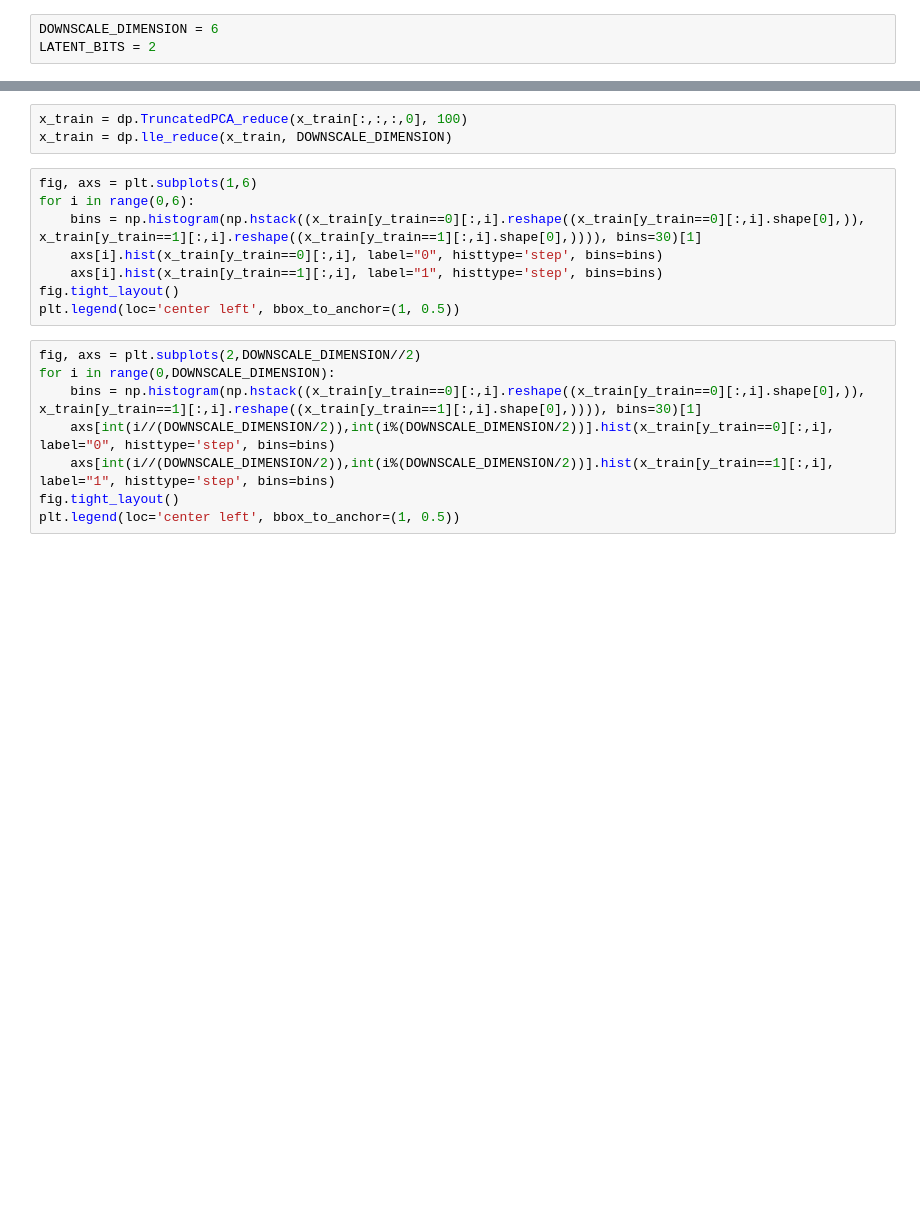
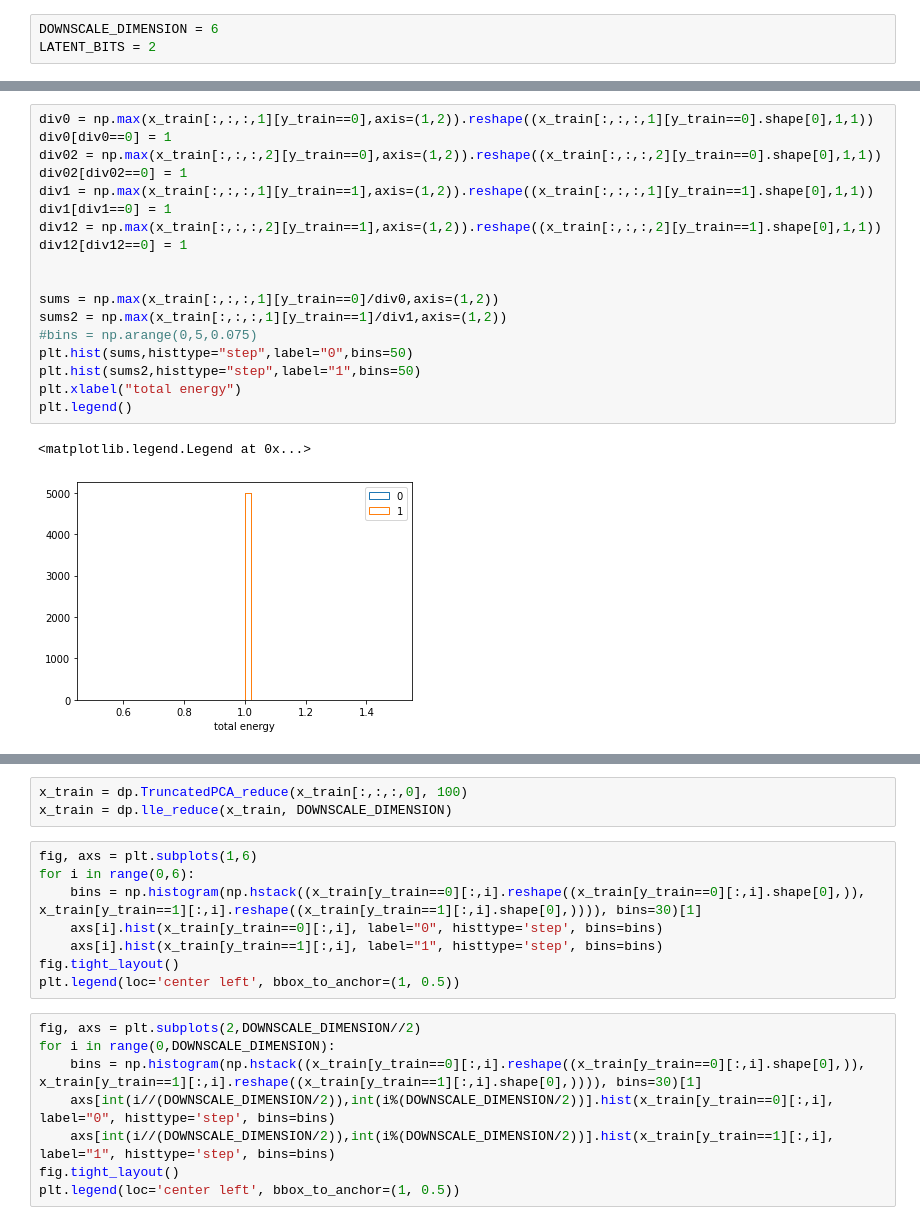
Before and after one commit to TomMago/hep-VQAE, a Jupyter notebook: notebooks/Quark-Gluon/Explore_Data.ipynb, the cells around one changed output, grey strips where cells are left out. Drawn from its saved outputs; the diff is of its cells as text; blank space fills up the shorter version.

```diff
--- a/notebooks/Quark-Gluon/Explore_Data.ipynb
+++ b/notebooks/Quark-Gluon/Explore_Data.ipynb
@@ -93,3 +121,24 @@ plt.legend()
+# %%
+div0 = np.max(x_train[:,:,:,1][y_train==0],axis=(1,2)).reshape((x_train[:,:,:,1][y_train==0].shape[0],1,1))
+div0[div0==0] = 1
+div02 = np.max(x_train[:,:,:,2][y_train==0],axis=(1,2)).reshape((x_train[:,:,:,2][y_train==0].shape[0],1,1))
+div02[div02==0] = 1
+div1 = np.max(x_train[:,:,:,1][y_train==1],axis=(1,2)).reshape((x_train[:,:,:,1][y_train==1].shape[0],1,1))
+div1[div1==0] = 1
+div12 = np.max(x_train[:,:,:,2][y_train==1],axis=(1,2)).reshape((x_train[:,:,:,2][y_train==1].shape[0],1,1))
+div12[div12==0] = 1
+
+
+sums = np.max(x_train[:,:,:,1][y_train==0]/div0,axis=(1,2))
+sums2 = np.max(x_train[:,:,:,1][y_train==1]/div1,axis=(1,2))
+#bins = np.arange(0,5,0.075)
+plt.hist(sums,histtype="step",label="0",bins=50)
+plt.hist(sums2,histtype="step",label="1",bins=50)
+plt.xlabel("total energy")
+plt.legend()
+# %% [output]
+<matplotlib.legend.Legend at 0x...>
+[figure, added]
 # %%
 sums = np.sum(x_train[:,:,:,2][y_train==0],axis=(1,2))
 sums2 = np.sum(x_train[:,:,:,2][y_train==1],axis=(1,2))
```
Also changed, not shown: parts of 6 cells of this notebook, 10 other files.
